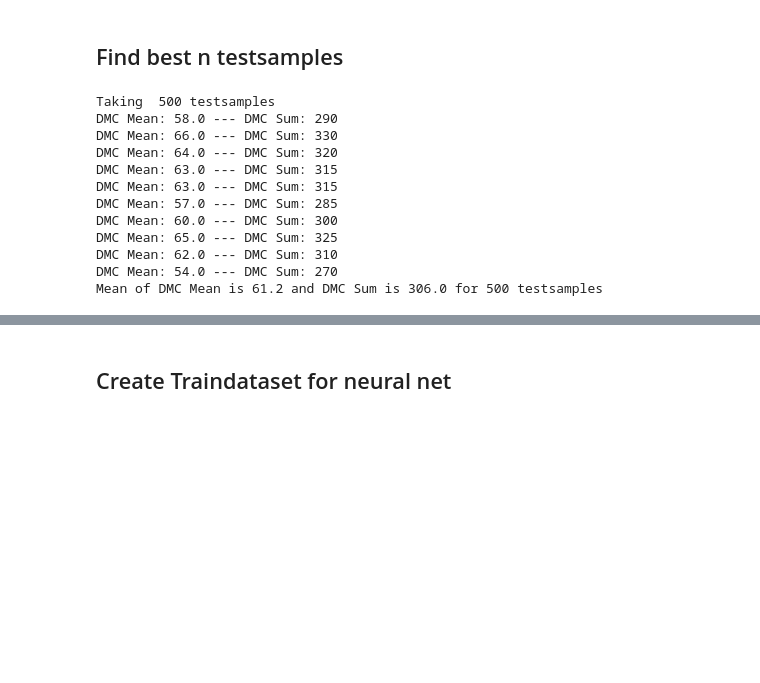
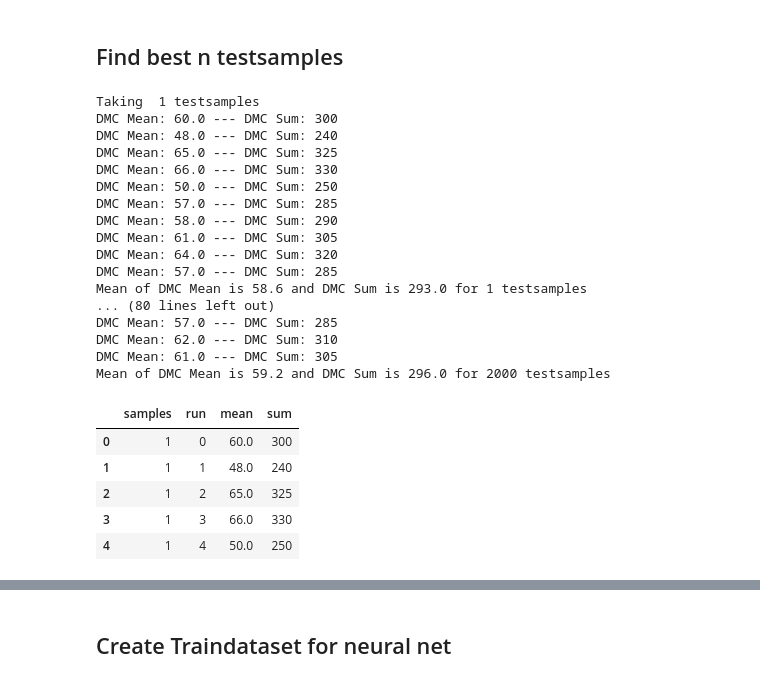
Before and after one commit to LackesLab/dmc2019, a Jupyter notebook: notebooks/final_classifier.ipynb, the cells around one changed output, grey strips where cells are left out. Saved outputs shown, nothing was run; the diff lists cells and outputs as text; code cells hidden in the pictures; blank space fills up the shorter version.

```diff
--- a/notebooks/final_classifier.ipynb
+++ b/notebooks/final_classifier.ipynb
@@ -424,26 +430,35 @@ DMC Mean: 64.0 --- DMC Sum: 320
 # %%
-for i in [500]:
+batch = dict()
+for i in [1,100,200,300,400,500,1000,2000]:
     print("Taking ",i, "testsamples")
     dmc_scores = 0
     dmc_sum = 0
+    batch[str(i)] = list()
     for j in range(10):
+
         train_Xy_for_crossval = train_complete_X_unscaled_df.copy()
         train_Xy_for_crossval['fraud'] = train_complete_y_df.copy()
         test_X_for_crossval = test_X_unscaled_df.copy()
         res = own_classifier_cross_validation(train_Xy_for_crossval.copy().sample(frac=1),test_X_for_crossval,i,5,transformer, keras_model)
         dmc_scores += res[0]
         dmc_sum += res[1]
+        batch[str(i)].append(res)
     print("Mean of DMC Mean is {} and DMC Sum is {} for {} testsamples".format(dmc_scores/10,dmc_sum/10, i, ))
 # %% [output]
-Taking  500 testsamples
+Taking  1 testsamples
+DMC Mean: 60.0 --- DMC Sum: 300
+DMC Mean: 48.0 --- DMC Sum: 240
+DMC Mean: 65.0 --- DMC Sum: 325
+DMC Mean: 66.0 --- DMC Sum: 330
+DMC Mean: 50.0 --- DMC Sum: 250
+DMC Mean: 57.0 --- DMC Sum: 285
 DMC Mean: 58.0 --- DMC Sum: 290
-DMC Mean: 66.0 --- DMC Sum: 330
+DMC Mean: 61.0 --- DMC Sum: 305
 DMC Mean: 64.0 --- DMC Sum: 320
-DMC Mean: 63.0 --- DMC Sum: 315
-DMC Mean: 63.0 --- DMC Sum: 315
 DMC Mean: 57.0 --- DMC Sum: 285
-DMC Mean: 60.0 --- DMC Sum: 300
-DMC Mean: 65.0 --- DMC Sum: 325
+Mean of DMC Mean is 58.6 and DMC Sum is 293.0 for 1 testsamples
+... (80 lines left out)
+DMC Mean: 57.0 --- DMC Sum: 285
 DMC Mean: 62.0 --- DMC Sum: 310
-DMC Mean: 54.0 --- DMC Sum: 270
-Mean of DMC Mean is 61.2 and DMC Sum is 306.0 for 500 testsamples
+DMC Mean: 61.0 --- DMC Sum: 305
+Mean of DMC Mean is 59.2 and DMC Sum is 296.0 for 2000 testsamples
@@ -449,0 +472,9 @@ Mean of DMC Mean is 61.2 and DMC Sum is 306.0 for 500 testsamples
+# %%
+plot_frame.head()
+# %% [output]
+|  | samples | run | mean | sum |
+| 0 | 1 | 0 | 60.0 | 300 |
+| 1 | 1 | 1 | 48.0 | 240 |
+| 2 | 1 | 2 | 65.0 | 325 |
+| 3 | 1 | 3 | 66.0 | 330 |
+| 4 | 1 | 4 | 50.0 | 250 |
```
Also changed, not shown: parts of 4 cells of this notebook, 6 other files.
